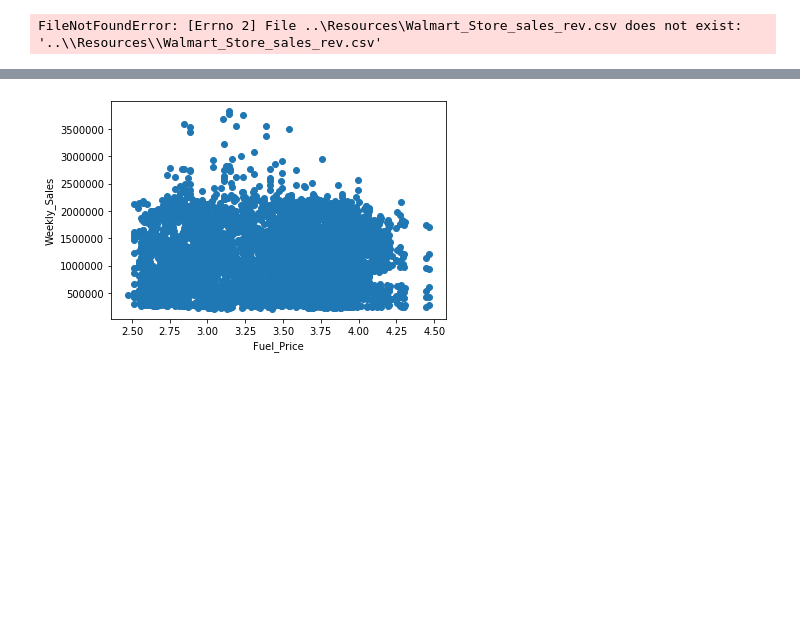
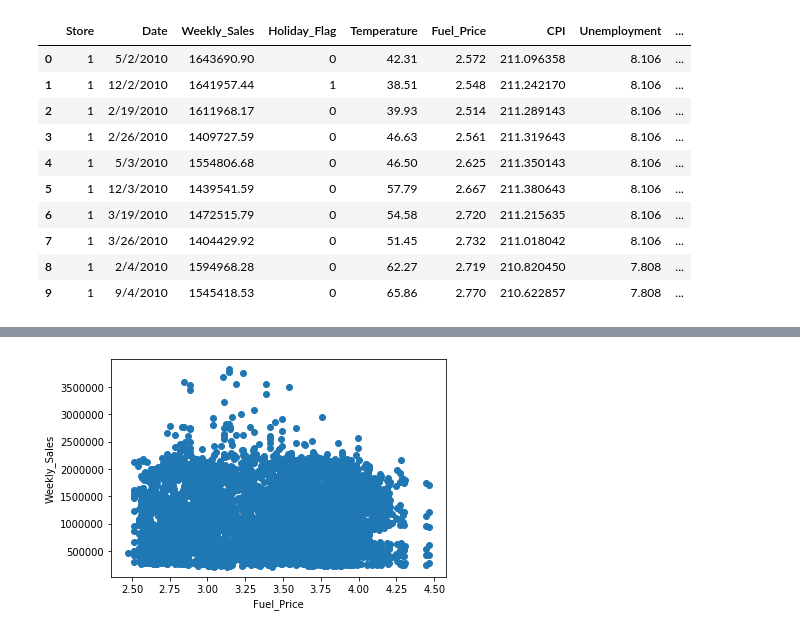
Before and after one commit to Franceskling/final_project, a Jupyter notebook: machine_learning/machine_learning_2.ipynb, the cells around one changed output, grey strips where cells are left out. Cells and saved outputs as stored; diff of their text form; code cells hidden in the pictures; blank space fills up the shorter version.

```diff
--- a/machine_learning/machine_learning_2.ipynb
+++ b/machine_learning/machine_learning_2.ipynb
@@ -6,5 +8,15 @@ from sklearn.linear_model import LinearRegression
 # %%
-sales_df = pd.read_csv(Path('../Resources/Walmart_Store_sales_rev.csv'))
+sales_df = pd.read_csv(Path('../Resources/WMT_Weekly_Sales_rev.csv'))
 sales_df.head(10)
 # %% [output]
-FileNotFoundError: [Errno 2] File ..\Resources\Walmart_Store_sales_rev.csv does not exist: '..\\Resources\\Walmart_Store_sales_rev.csv'
+|  | Store | Date | Weekly_Sales | Holiday_Flag | Temperature | Fuel_Price | CPI | Unemployment | ... |
+| 0 | 1 | 5/2/2010 | 1643690.90 | 0 | 42.31 | 2.572 | 211.096358 | 8.106 | ... |
+| 1 | 1 | 12/2/2010 | 1641957.44 | 1 | 38.51 | 2.548 | 211.242170 | 8.106 | ... |
+| 2 | 1 | 2/19/2010 | 1611968.17 | 0 | 39.93 | 2.514 | 211.289143 | 8.106 | ... |
+| 3 | 1 | 2/26/2010 | 1409727.59 | 0 | 46.63 | 2.561 | 211.319643 | 8.106 | ... |
+| 4 | 1 | 5/3/2010 | 1554806.68 | 0 | 46.50 | 2.625 | 211.350143 | 8.106 | ... |
+| 5 | 1 | 12/3/2010 | 1439541.59 | 0 | 57.79 | 2.667 | 211.380643 | 8.106 | ... |
+| 6 | 1 | 3/19/2010 | 1472515.79 | 0 | 54.58 | 2.720 | 211.215635 | 8.106 | ... |
+| 7 | 1 | 3/26/2010 | 1404429.92 | 0 | 51.45 | 2.732 | 211.018042 | 8.106 | ... |
+| 8 | 1 | 2/4/2010 | 1594968.28 | 0 | 62.27 | 2.719 | 210.820450 | 7.808 | ... |
+| 9 | 1 | 9/4/2010 | 1545418.53 | 0 | 65.86 | 2.770 | 210.622857 | 7.808 | ... |
```
Also changed, not shown: parts of 19 cells of this notebook.
